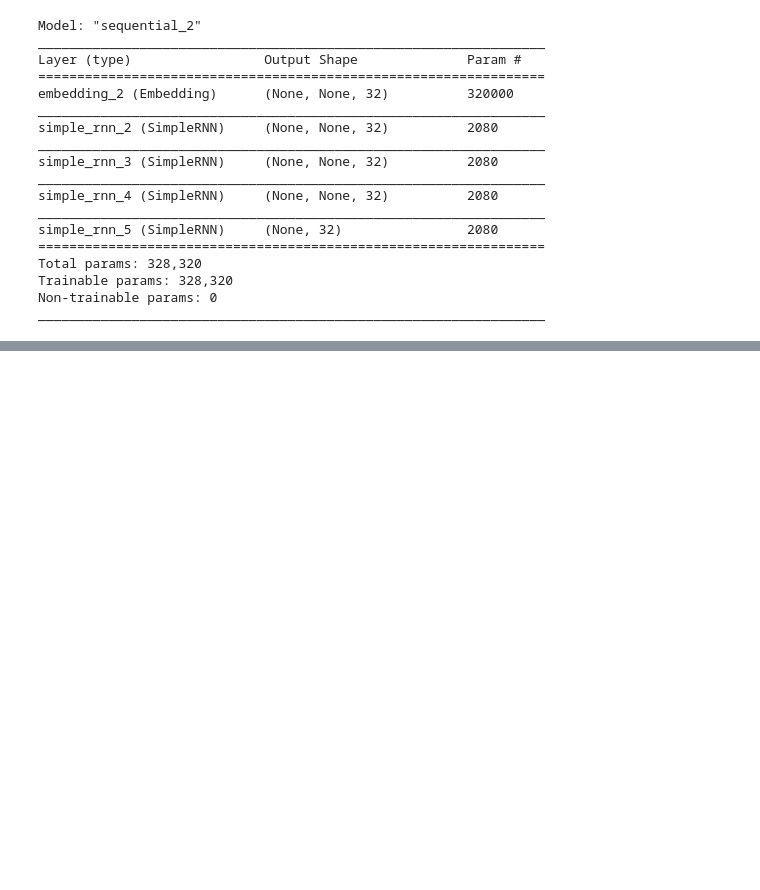
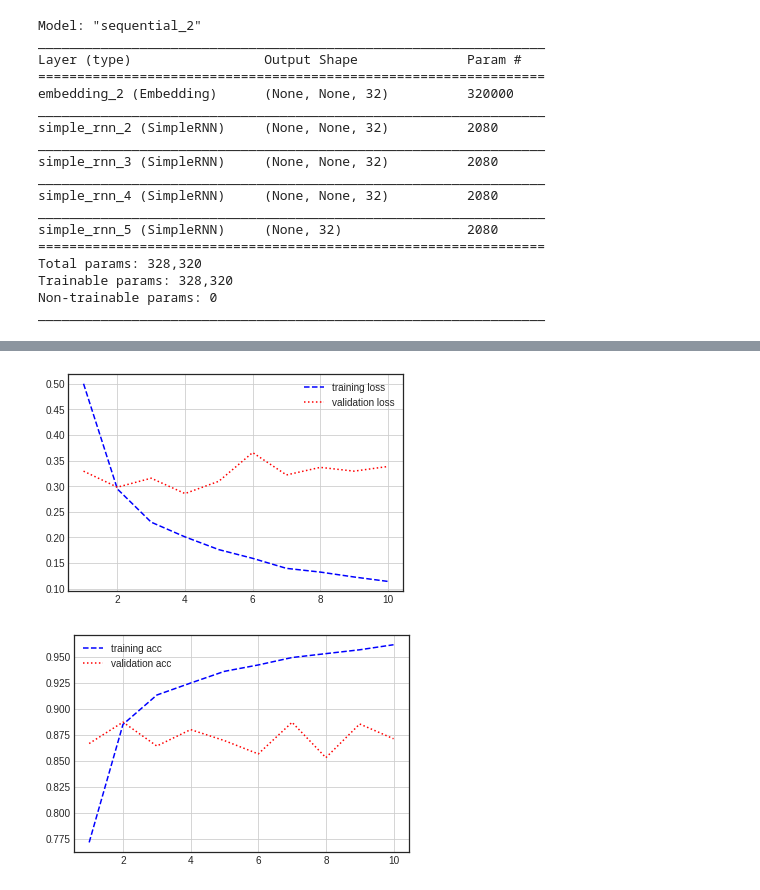
Before and after one commit to KimYongHwi/machine-learning-study, a Jupyter notebook: natural_language_processing/8_순환_신경망(Recurrent_Neural_Network,_RNN).ipynb, the cells around one changed output, grey strips where cells are left out. Saved outputs shown, nothing was run; the diff lists cells and outputs as text; code cells hidden in the pictures; blank space fills up the shorter version.

Commit message:
LSTM, GRU

```diff
--- a/natural_language_processing/8_순환_신경망(Recurrent_Neural_Network,_RNN).ipynb
+++ b/natural_language_processing/8_순환_신경망(Recurrent_Neural_Network,_RNN).ipynb
@@ -194,0 +356,9 @@ _________________________________________________________________
+# %%
+model = Sequential()
+
+model.add(Embedding(num_words, 32))
+model.add(LSTM(32))
+model.add(Dense(1, activation='sigmoid'))
+
+model.compile(optimizer='rmsprop', loss='binary_crossentropy', metrics=['acc'])
+model.summary()
@@ -194,0 +380,2 @@ _________________________________________________________________
+# %%
+history = model.fit(input_train, y_train, epochs=10, batch_size=128, validation_split=0.2)
@@ -194,0 +403,23 @@ _________________________________________________________________
+# %%
+loss = history.history['loss']
+val_loss = history.history['val_loss']
+acc = history.history['acc']
+val_acc = history.history['val_acc']
+
+epochs = range(1, len(loss) + 1)
+
+plt.plot(epochs, loss, 'b--', label='training loss')
+plt.plot(epochs, val_loss, 'r:', label='validation loss')
+plt.grid()
+plt.legend()
+
+plt.figure()
+plt.plot(epochs, acc, 'b--', label='training acc')
+plt.plot(epochs, val_acc, 'r:', label='validation acc')
+plt.grid()
+plt.legend()
+
+plt.show()
+# %% [output]
+[figure, added]
+[figure, added]
```
Also changed, not shown: parts of 28 cells of this notebook.
